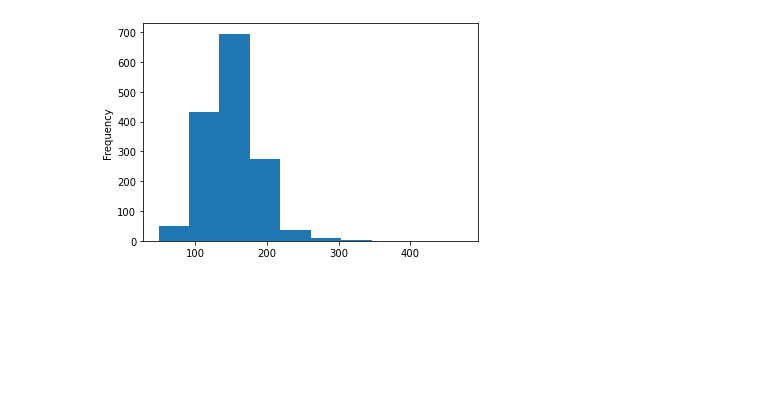
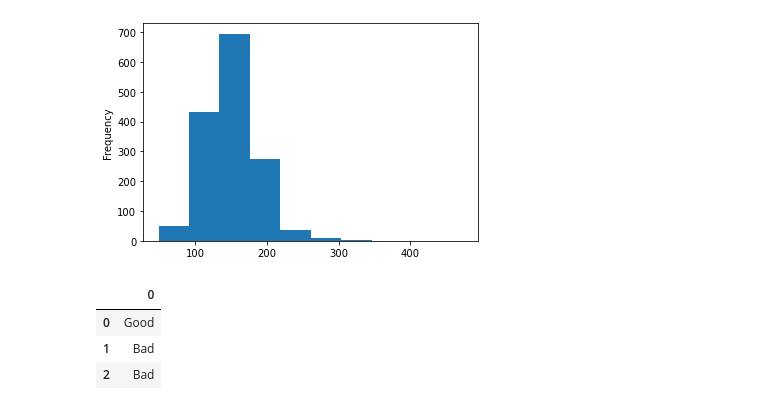
Before and after one commit to GogoHYX/DSC180_sleep_apnea, a Jupyter notebook: notebooks/Feature Engineering Classifier.ipynb, the cells around one changed output. Cells and saved outputs as stored; diff of their text form; code cells hidden in the pictures; blank space fills up the shorter version.

```diff
--- a/notebooks/Feature Engineering Classifier.ipynb
+++ b/notebooks/Feature Engineering Classifier.ipynb
@@ -575,0 +567,7 @@ std_act.plot(kind = 'hist')
+# %%
+pd.read_csv('lol.csv')
+# %% [output]
+|  | 0 |
+| 0 | Good |
+| 1 | Bad |
+| 2 | Bad |
```
Also changed, not shown: parts of 3 cells of this notebook, 2 other files.
